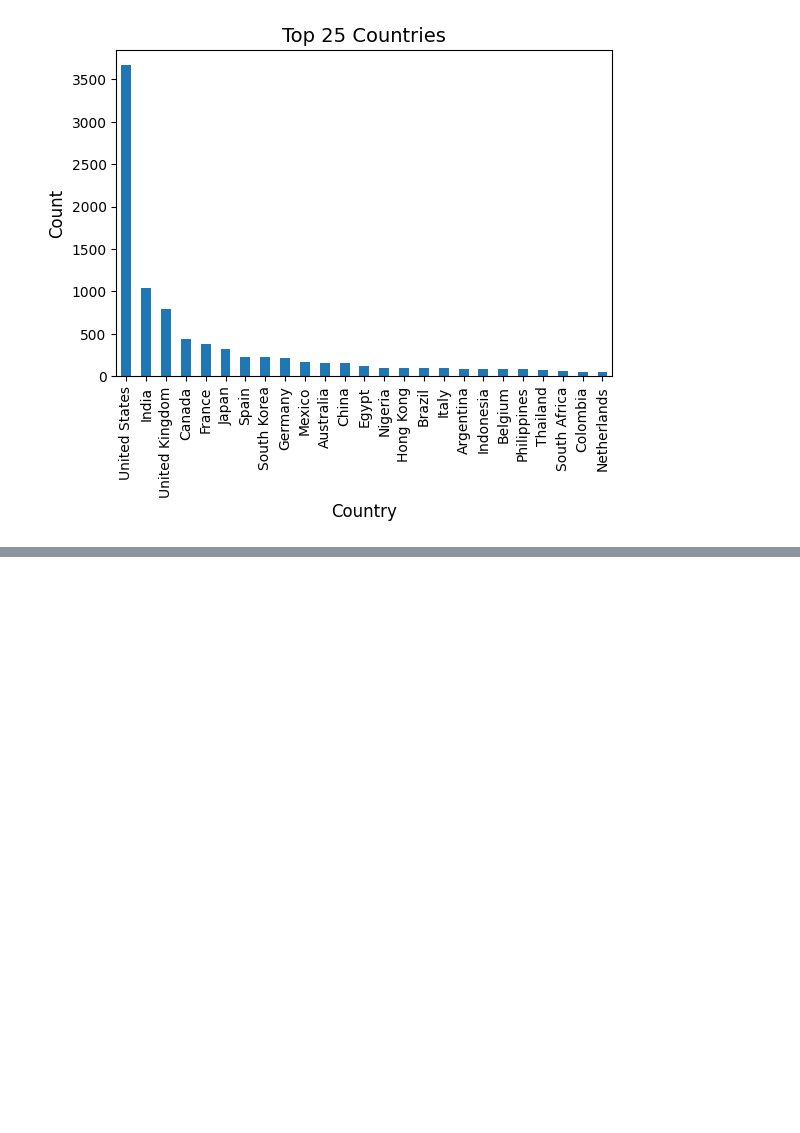
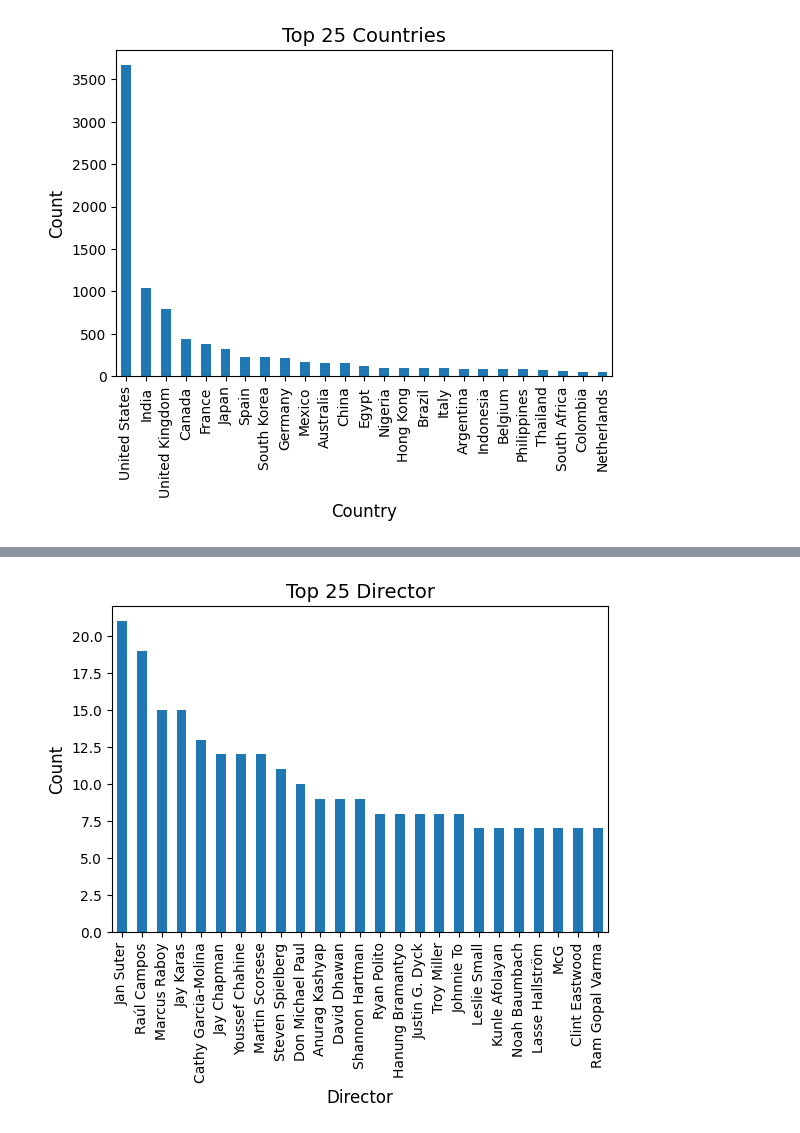
Before and after one commit to Garvit1103/netflix_data_analysis, a Jupyter notebook: data_analysis.ipynb, the cells around one changed output, grey strips where cells are left out. Saved outputs shown, nothing was run; the diff lists cells and outputs as text; code cells hidden in the pictures; blank space fills up the shorter version.

```diff
--- a/data_analysis.ipynb
+++ b/data_analysis.ipynb
@@ -121,0 +143,16 @@ wait_bfr_release = df['year_added'] - df['release_year']
+# %%
+#top 25 most occuring directors
+
+directors_list = df['director'].str.split(', ').explode()
+director_count = directors_list.value_counts()
+
+director_count.head(25).plot(kind='bar')
+
+plt.xlabel("Director", fontsize=12)
+plt.ylabel("Count", fontsize=12)
+plt.title("Top 25 Director", fontsize=14)
+plt.xticks(rotation=90)
+plt.margins(x=0.02)
+plt.subplots_adjust(bottom=0.2)
+# %% [output]
+[figure, added]
```
Also changed, not shown: parts of 6 cells of this notebook.
